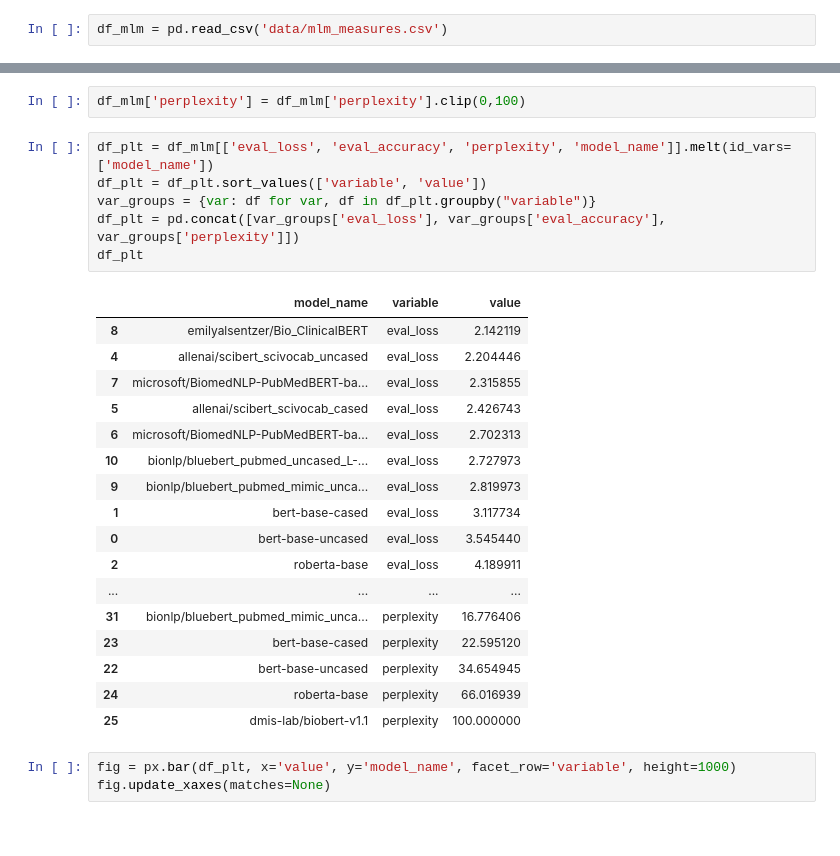
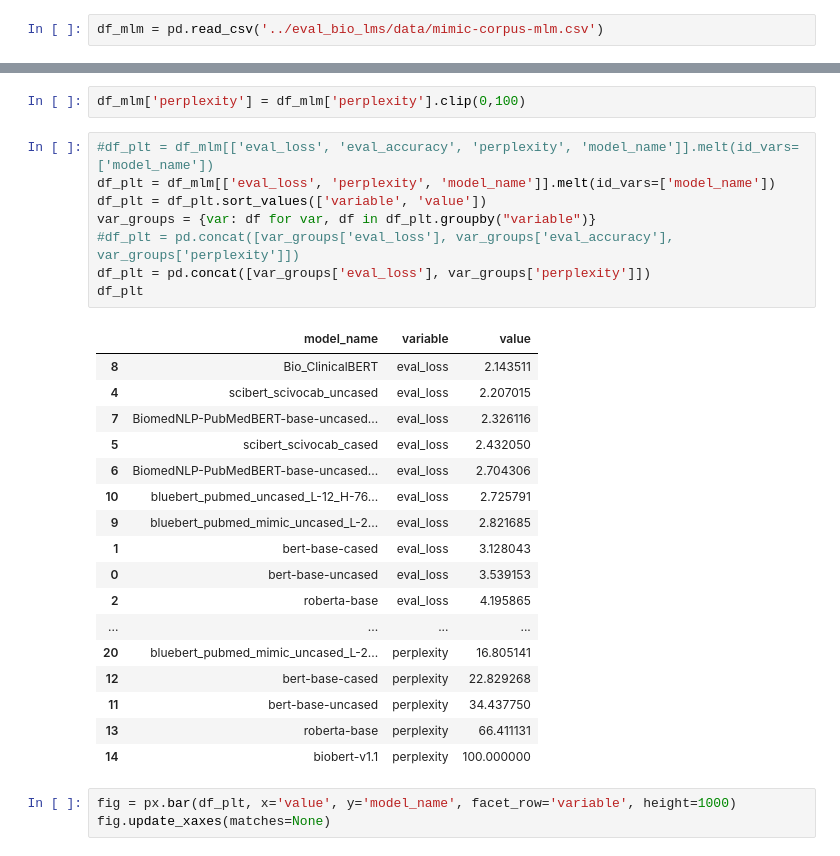
Before and after one commit to galtay/eval_bio_lms, a Jupyter notebook: notebooks/plot_results.ipynb, the cells around one changed output, grey strips where cells are left out. Saved outputs shown, nothing was run; the diff lists cells and outputs as text.

```diff
--- a/notebooks/plot_results.ipynb
+++ b/notebooks/plot_results.ipynb
@@ -59,7 +53,7 @@ px.bar(df_plt, x='value', y='model', color='variable', barmode='group')
 # %% [markdown]
 # Show Masked Language Modeling Measures
 # %%
-df_mlm = pd.read_csv('data/mlm_measures.csv')
+df_mlm = pd.read_csv('../eval_bio_lms/data/mimic-corpus-mlm.csv')
 # %%
 df_mlm
 # %% [output]
@@ -78,29 +72,31 @@ df_mlm
 # %%
 df_mlm['perplexity'] = df_mlm['perplexity'].clip(0,100)
 # %%
-df_plt = df_mlm[['eval_loss', 'eval_accuracy', 'perplexity', 'model_name']].melt(id_vars=['model_name'])
+#df_plt = df_mlm[['eval_loss', 'eval_accuracy', 'perplexity', 'model_name']].melt(id_vars=['model_name'])
+df_plt = df_mlm[['eval_loss', 'perplexity', 'model_name']].melt(id_vars=['model_name'])
 df_plt = df_plt.sort_values(['variable', 'value'])
 var_groups = {var: df for var, df in df_plt.groupby("variable")}
-df_plt = pd.concat([var_groups['eval_loss'], var_groups['eval_accuracy'], var_groups['perplexity']])
+#df_plt = pd.concat([var_groups['eval_loss'], var_groups['eval_accuracy'], var_groups['perplexity']])
+df_plt = pd.concat([var_groups['eval_loss'], var_groups['perplexity']])
 df_plt
 # %% [output]
 |  | model_name | variable | value |
-| 8 | emilyalsentzer/Bio_ClinicalBERT | eval_loss | 2.142119 |
-| 4 | allenai/scibert_scivocab_uncased | eval_loss | 2.204446 |
-| 7 | microsoft/BiomedNLP-PubMedBERT-ba... | eval_loss | 2.315855 |
-| 5 | allenai/scibert_scivocab_cased | eval_loss | 2.426743 |
-| 6 | microsoft/BiomedNLP-PubMedBERT-ba... | eval_loss | 2.702313 |
-| 10 | bionlp/bluebert_pubmed_uncased_L-... | eval_loss | 2.727973 |
-| 9 | bionlp/bluebert_pubmed_mimic_unca... | eval_loss | 2.819973 |
-| 1 | bert-base-cased | eval_loss | 3.117734 |
-| 0 | bert-base-uncased | eval_loss | 3.545440 |
-| 2 | roberta-base | eval_loss | 4.189911 |
+| 8 | Bio_ClinicalBERT | eval_loss | 2.143511 |
+| 4 | scibert_scivocab_uncased | eval_loss | 2.207015 |
+| 7 | BiomedNLP-PubMedBERT-base-uncased... | eval_loss | 2.326116 |
+| 5 | scibert_scivocab_cased | eval_loss | 2.432050 |
+| 6 | BiomedNLP-PubMedBERT-base-uncased... | eval_loss | 2.704306 |
+| 10 | bluebert_pubmed_uncased_L-12_H-76... | eval_loss | 2.725791 |
+| 9 | bluebert_pubmed_mimic_uncased_L-2... | eval_loss | 2.821685 |
+| 1 | bert-base-cased | eval_loss | 3.128043 |
+| 0 | bert-base-uncased | eval_loss | 3.539153 |
+| 2 | roberta-base | eval_loss | 4.195865 |
 | ... | ... | ... | ... |
-| 31 | bionlp/bluebert_pubmed_mimic_unca... | perplexity | 16.776406 |
-| 23 | bert-base-cased | perplexity | 22.595120 |
-| 22 | bert-base-uncased | perplexity | 34.654945 |
-| 24 | roberta-base | perplexity | 66.016939 |
-| 25 | dmis-lab/biobert-v1.1 | perplexity | 100.000000 |
+| 20 | bluebert_pubmed_mimic_uncased_L-2... | perplexity | 16.805141 |
+| 12 | bert-base-cased | perplexity | 22.829268 |
+| 11 | bert-base-uncased | perplexity | 34.437750 |
+| 13 | roberta-base | perplexity | 66.411131 |
+| 14 | biobert-v1.1 | perplexity | 100.000000 |
 # %%
 fig = px.bar(df_plt, x='value', y='model_name', facet_row='variable', height=1000)
 fig.update_xaxes(matches=None)
```
Also changed, not shown: parts of 6 cells of this notebook, 2 other files.
